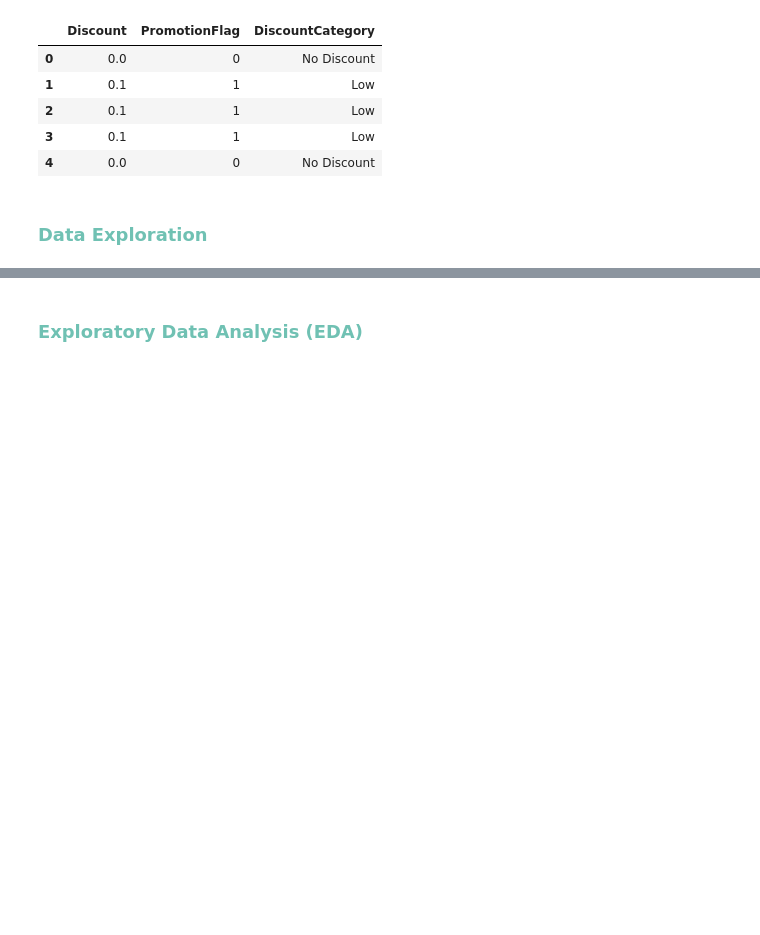
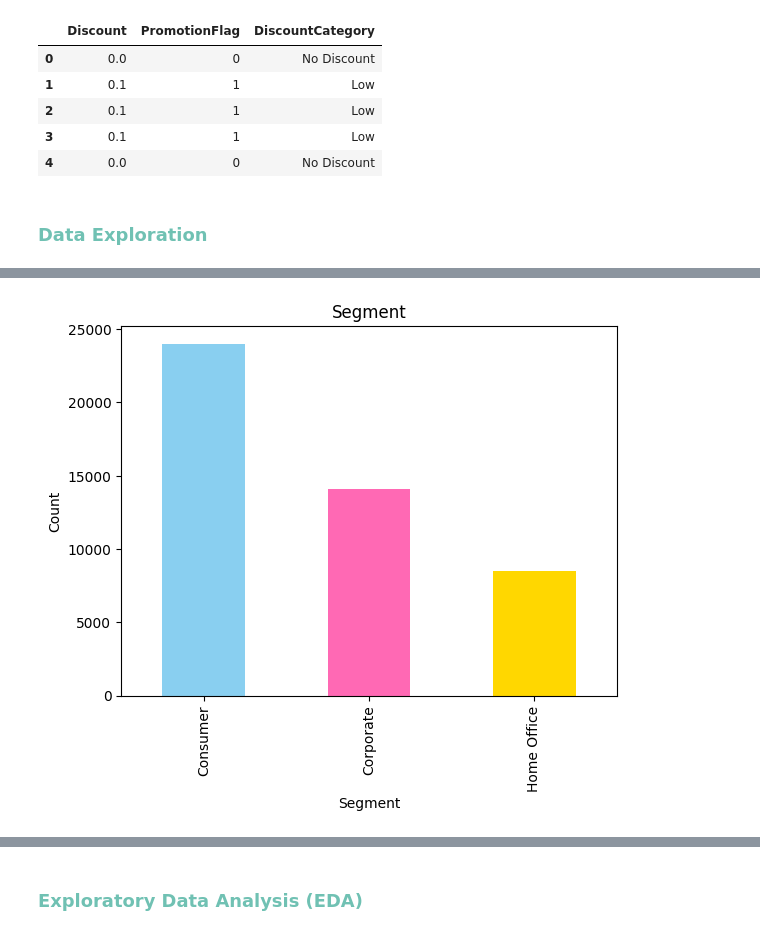
Before and after one commit to rahmaanwer22/DEPI_Project, a Jupyter notebook: DepiProject.ipynb, the cells around one changed output, grey strips where cells are left out. Cells and saved outputs as stored; diff of their text form; code cells hidden in the pictures; blank space fills up the shorter version.

```diff
--- a/DepiProject.ipynb
+++ b/DepiProject.ipynb
@@ -12,6 +12,9 @@ from sklearn.preprocessing import OrdinalEncoder, StandardScaler, OneHotEncoder
 from sklearn.preprocessing import StandardScaler, MinMaxScaler
 from statsmodels.tsa.seasonal import seasonal_decompose
 from statsmodels.tsa.stattools import adfuller
+colors = ["#89CFF0", "#FF69B4", "#FFD700", "#7B68EE", "#FF4500",
+          "#9370DB", "#32CD32", "#8A2BE2", "#FF6347", "#20B2AA",
+          "#FF69B4", "#00CED1", "#FF7F50", "#7FFF00", "#DA70D6"]
 # %% [markdown]
 <h2 style="color:#247BA0; font-weight:bold">Milestone 1: Data Collection, Exploration, and Preprocessing</h2>
 # %% [markdown]
@@ -249,0 +282,7 @@ data[['Discount', 'PromotionFlag', 'DiscountCategory']].head()
+# %%
+df["Segment"].value_counts().plot(kind="bar", color=colors)
+plt.title("Segment")
+plt.ylabel("Count")
+plt.show()
+# %% [output]
+[figure, added]
```
Also changed, not shown: parts of 30 cells of this notebook.
